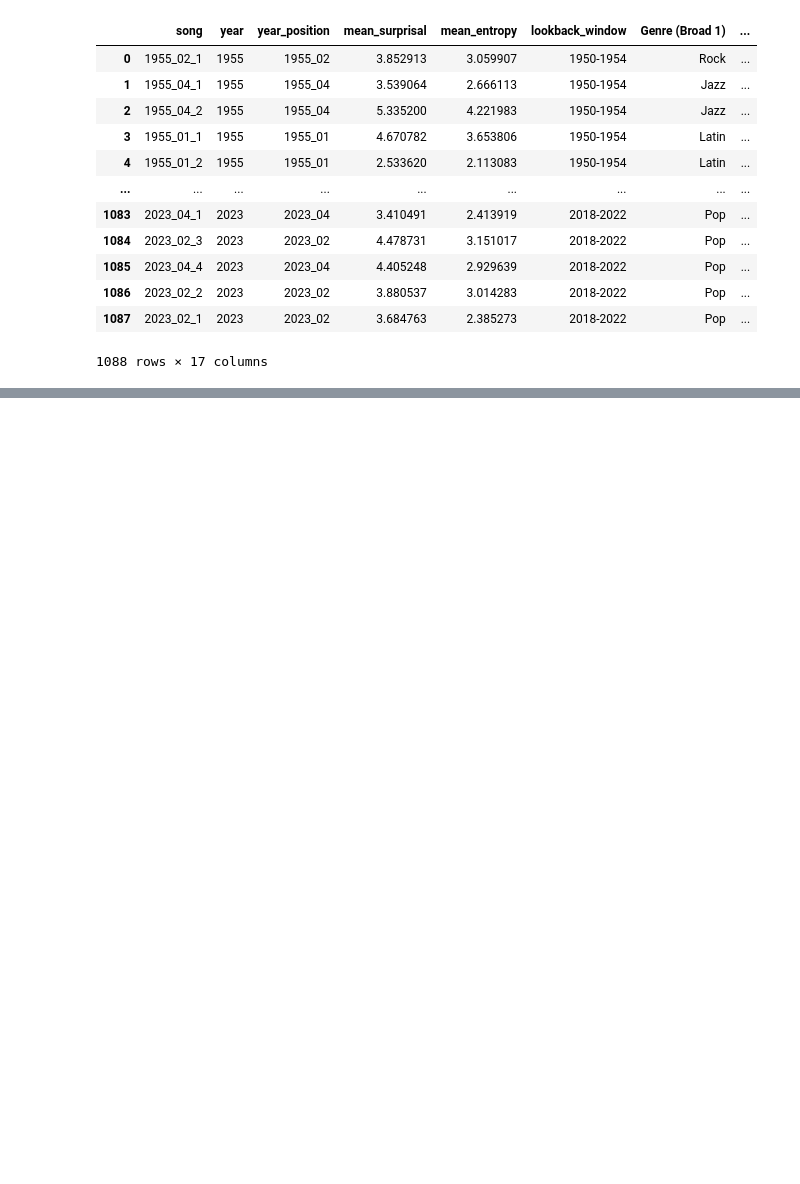
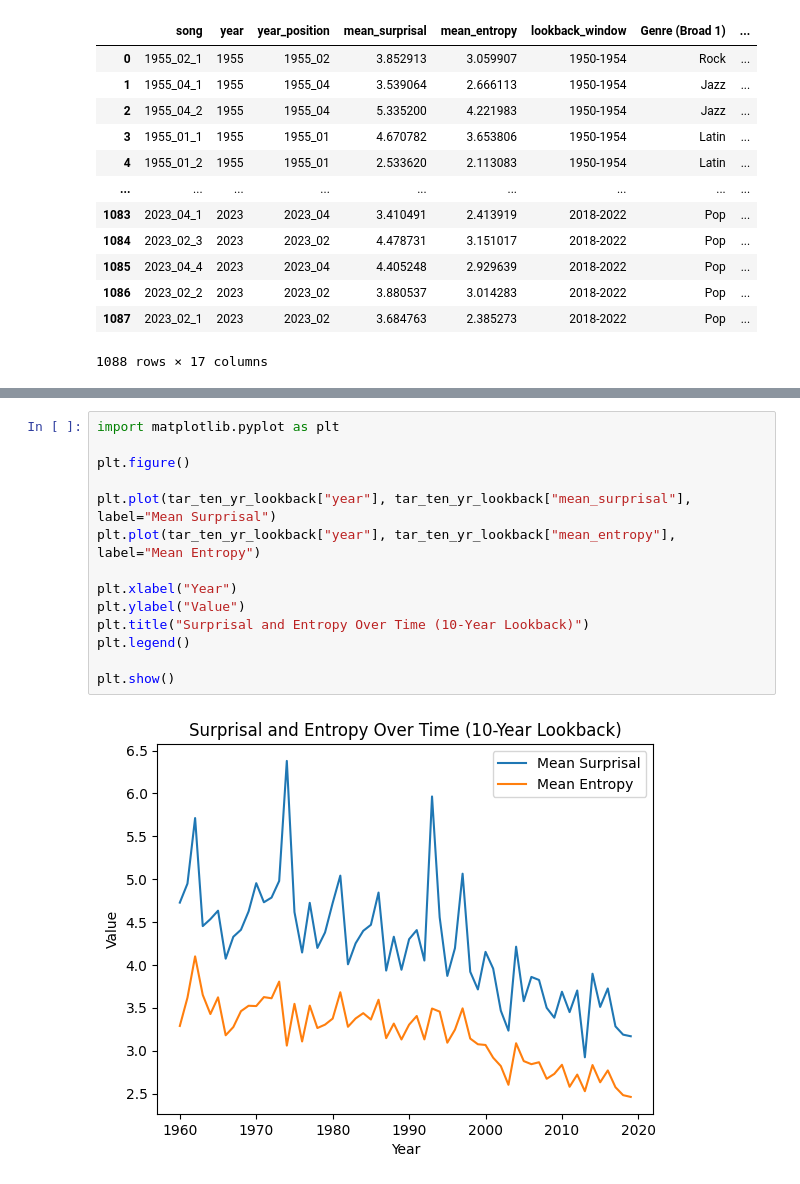
Before and after one commit to martiinsssssss/IDyOM_TimeMachine, a Jupyter notebook: run_IDyOM.ipynb, the cells around one changed output, grey strips where cells are left out. Saved outputs shown, nothing was run; the diff lists cells and outputs as text; blank space fills up the shorter version.

```diff
--- a/run_IDyOM.ipynb
+++ b/run_IDyOM.ipynb
@@ -1328,0 +1451,16 @@ tar_merged_df
+# %%
+import matplotlib.pyplot as plt
+
+plt.figure()
+
+plt.plot(tar_ten_yr_lookback["year"], tar_ten_yr_lookback["mean_surprisal"], label="Mean Surprisal")
+plt.plot(tar_ten_yr_lookback["year"], tar_ten_yr_lookback["mean_entropy"], label="Mean Entropy")
+
+plt.xlabel("Year")
+plt.ylabel("Value")
+plt.title("Surprisal and Entropy Over Time (10-Year Lookback)")
+plt.legend()
+
+plt.show()
+# %% [output]
+[figure, added]
```
Also changed, not shown: parts of 5 cells of this notebook.
